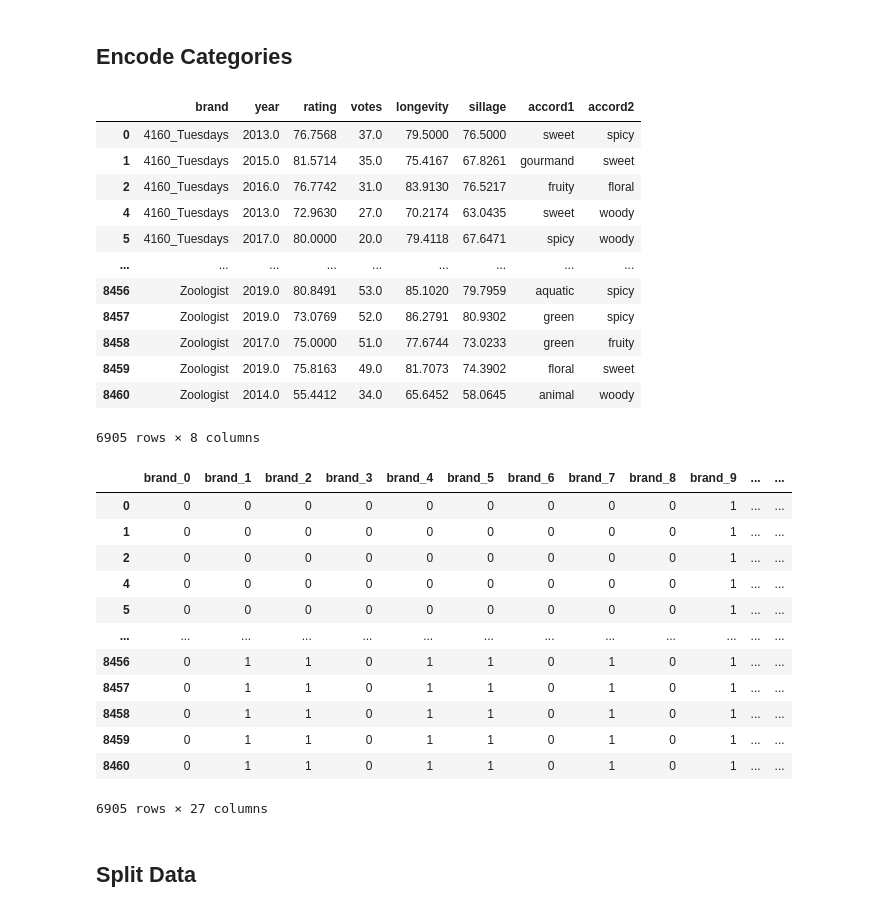
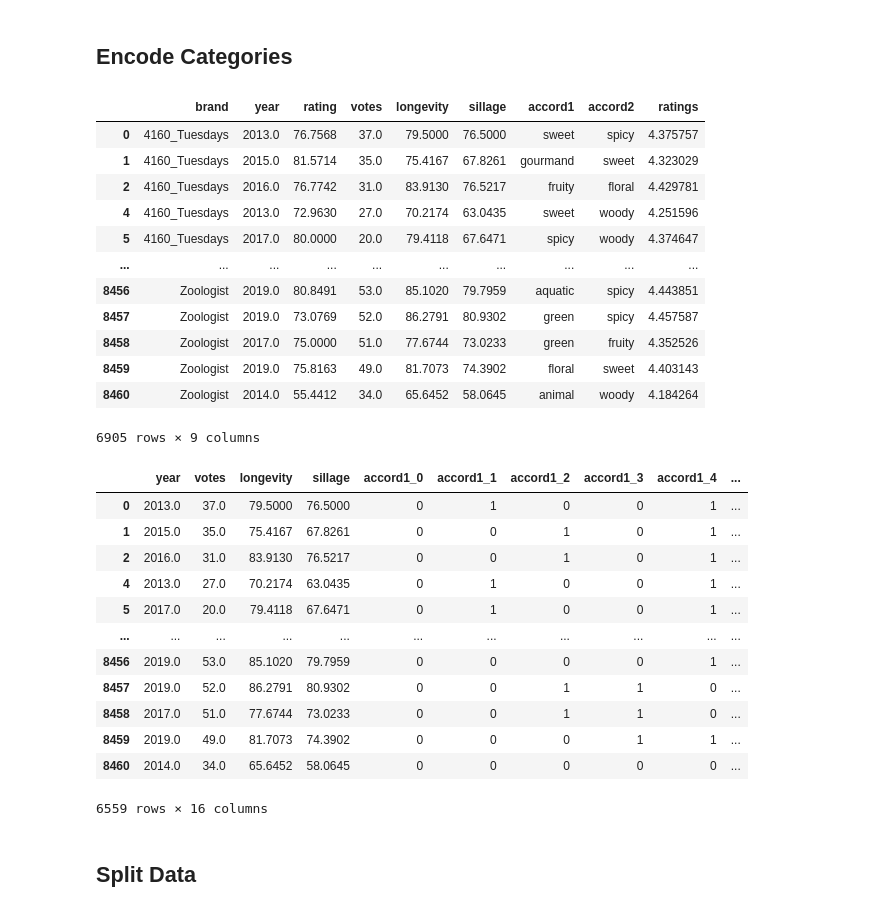
Before and after one commit to 1aguna/pyfume, a Jupyter notebook: notebook.ipynb, the cells around one changed output. Drawn from its saved outputs; the diff is of its cells as text; code cells hidden in the pictures.

```diff
--- a/notebook.ipynb
+++ b/notebook.ipynb
@@ -69,0 +82,11 @@ Name: accord2, dtype: int64
+# %%
+rating_no_outliers = data['longevity'].between(data['longevity'].quantile(.05), data['longevity'].quantile(.95))
+
+rating_no_outliers = data['longevity'].where(data['longevity'] < data['longevity'].quantile(.95))
+rating_no_outliers = data['longevity'].where(data['longevity'] > data['longevity'].quantile(.05))
+
+log_ratings = np.log(rating_no_outliers)
+print(log_ratings.skew())
+sns.distplot(log_ratings)
+
+data['ratings'] = log_ratings
@@ -74,48 +100,53 @@ data['accord1'] = data['accord1'].astype('category')
 data['accord2'] = data['accord2'].astype('category')
 data['brand'] = data['brand'].astype('category')
 
-cols=["accord1", "accord2", "brand"]
+cols=["accord1", "accord2"]
 # %%
 display(data)
 # %% [output]
-|  | brand | year | rating | votes | longevity | sillage | accord1 | accord2 |
-| 0 | 4160_Tuesdays | 2013.0 | 76.7568 | 37.0 | 79.5000 | 76.5000 | sweet | spicy |
-| 1 | 4160_Tuesdays | 2015.0 | 81.5714 | 35.0 | 75.4167 | 67.8261 | gourmand | sweet |
-| 2 | 4160_Tuesdays | 2016.0 | 76.7742 | 31.0 | 83.9130 | 76.5217 | fruity | floral |
-| 4 | 4160_Tuesdays | 2013.0 | 72.9630 | 27.0 | 70.2174 | 63.0435 | sweet | woody |
-| 5 | 4160_Tuesdays | 2017.0 | 80.0000 | 20.0 | 79.4118 | 67.6471 | spicy | woody |
-| ... | ... | ... | ... | ... | ... | ... | ... | ... |
-| 8456 | Zoologist | 2019.0 | 80.8491 | 53.0 | 85.1020 | 79.7959 | aquatic | spicy |
-| 8457 | Zoologist | 2019.0 | 73.0769 | 52.0 | 86.2791 | 80.9302 | green | spicy |
-| 8458 | Zoologist | 2017.0 | 75.0000 | 51.0 | 77.6744 | 73.0233 | green | fruity |
-| 8459 | Zoologist | 2019.0 | 75.8163 | 49.0 | 81.7073 | 74.3902 | floral | sweet |
-| 8460 | Zoologist | 2014.0 | 55.4412 | 34.0 | 65.6452 | 58.0645 | animal | woody |
+|  | brand | year | rating | votes | longevity | sillage | accord1 | accord2 | ratings |
+| 0 | 4160_Tuesdays | 2013.0 | 76.7568 | 37.0 | 79.5000 | 76.5000 | sweet | spicy | 4.375757 |
+| 1 | 4160_Tuesdays | 2015.0 | 81.5714 | 35.0 | 75.4167 | 67.8261 | gourmand | sweet | 4.323029 |
+| 2 | 4160_Tuesdays | 2016.0 | 76.7742 | 31.0 | 83.9130 | 76.5217 | fruity | floral | 4.429781 |
+| 4 | 4160_Tuesdays | 2013.0 | 72.9630 | 27.0 | 70.2174 | 63.0435 | sweet | woody | 4.251596 |
+| 5 | 4160_Tuesdays | 2017.0 | 80.0000 | 20.0 | 79.4118 | 67.6471 | spicy | woody | 4.374647 |
+| ... | ... | ... | ... | ... | ... | ... | ... | ... | ... |
+| 8456 | Zoologist | 2019.0 | 80.8491 | 53.0 | 85.1020 | 79.7959 | aquatic | spicy | 4.443851 |
+| 8457 | Zoologist | 2019.0 | 73.0769 | 52.0 | 86.2791 | 80.9302 | green | spicy | 4.457587 |
+| 8458 | Zoologist | 2017.0 | 75.0000 | 51.0 | 77.6744 | 73.0233 | green | fruity | 4.352526 |
+| 8459 | Zoologist | 2019.0 | 75.8163 | 49.0 | 81.7073 | 74.3902 | floral | sweet | 4.403143 |
+| 8460 | Zoologist | 2014.0 | 55.4412 | 34.0 | 65.6452 | 58.0645 | animal | woody | 4.184264 |
-6905 rows × 8 columns
+6905 rows × 9 columns
 # %%
-enc = BinaryEncoder(cols=cols).fit(data)
-numerical_data = enc.transform(data)
+no_brand = data.drop('brand', axis=1)
+no_brand = no_brand.dropna()
+
+
+enc = BinaryEncoder(cols=cols).fit(no_brand)
+numerical_data = enc.transform(no_brand)
 
 y = numerical_data.filter(["rating"])
-X = numerical_data.drop(["rating"],axis=1)
+X = numerical_data.drop(['rating', 'ratings'],axis=1)
+
 
 # print(y)
 # print(X)
 # %%
-display(numerical_data)
+display(X)
 # %% [output]
-|  | brand_0 | brand_1 | brand_2 | brand_3 | brand_4 | brand_5 | brand_6 | brand_7 | brand_8 | brand_9 | ... | ... |
-| 0 | 0 | 0 | 0 | 0 | 0 | 0 | 0 | 0 | 0 | 1 | ... | ... |
-| 1 | 0 | 0 | 0 | 0 | 0 | 0 | 0 | 0 | 0 | 1 | ... | ... |
-| 2 | 0 | 0 | 0 | 0 | 0 | 0 | 0 | 0 | 0 | 1 | ... | ... |
-| 4 | 0 | 0 | 0 | 0 | 0 | 0 | 0 | 0 | 0 | 1 | ... | ... |
-| 5 | 0 | 0 | 0 | 0 | 0 | 0 | 0 | 0 | 0 | 1 | ... | ... |
-| ... | ... | ... | ... | ... | ... | ... | ... | ... | ... | ... | ... | ... |
-| 8456 | 0 | 1 | 1 | 0 | 1 | 1 | 0 | 1 | 0 | 1 | ... | ... |
-| 8457 | 0 | 1 | 1 | 0 | 1 | 1 | 0 | 1 | 0 | 1 | ... | ... |
-| 8458 | 0 | 1 | 1 | 0 | 1 | 1 | 0 | 1 | 0 | 1 | ... | ... |
-| 8459 | 0 | 1 | 1 | 0 | 1 | 1 | 0 | 1 | 0 | 1 | ... | ... |
-| 8460 | 0 | 1 | 1 | 0 | 1 | 1 | 0 | 1 | 0 | 1 | ... | ... |
+|  | year | votes | longevity | sillage | accord1_0 | accord1_1 | accord1_2 | accord1_3 | accord1_4 | ... |
+| 0 | 2013.0 | 37.0 | 79.5000 | 76.5000 | 0 | 1 | 0 | 0 | 1 | ... |
+| 1 | 2015.0 | 35.0 | 75.4167 | 67.8261 | 0 | 0 | 1 | 0 | 1 | ... |
+| 2 | 2016.0 | 31.0 | 83.9130 | 76.5217 | 0 | 0 | 1 | 0 | 1 | ... |
+| 4 | 2013.0 | 27.0 | 70.2174 | 63.0435 | 0 | 1 | 0 | 0 | 1 | ... |
+| 5 | 2017.0 | 20.0 | 79.4118 | 67.6471 | 0 | 1 | 0 | 0 | 1 | ... |
+| ... | ... | ... | ... | ... | ... | ... | ... | ... | ... | ... |
+| 8456 | 2019.0 | 53.0 | 85.1020 | 79.7959 | 0 | 0 | 0 | 0 | 1 | ... |
+| 8457 | 2019.0 | 52.0 | 86.2791 | 80.9302 | 0 | 0 | 1 | 1 | 0 | ... |
+| 8458 | 2017.0 | 51.0 | 77.6744 | 73.0233 | 0 | 0 | 1 | 1 | 0 | ... |
+| 8459 | 2019.0 | 49.0 | 81.7073 | 74.3902 | 0 | 0 | 0 | 1 | 1 | ... |
+| 8460 | 2014.0 | 34.0 | 65.6452 | 58.0645 | 0 | 0 | 0 | 0 | 0 | ... |
-6905 rows × 27 columns
+6559 rows × 16 columns
 # %% [markdown]
 ## Split Data
 # %%
```
Also changed, not shown: parts of 10 cells of this notebook, 1 other file.
